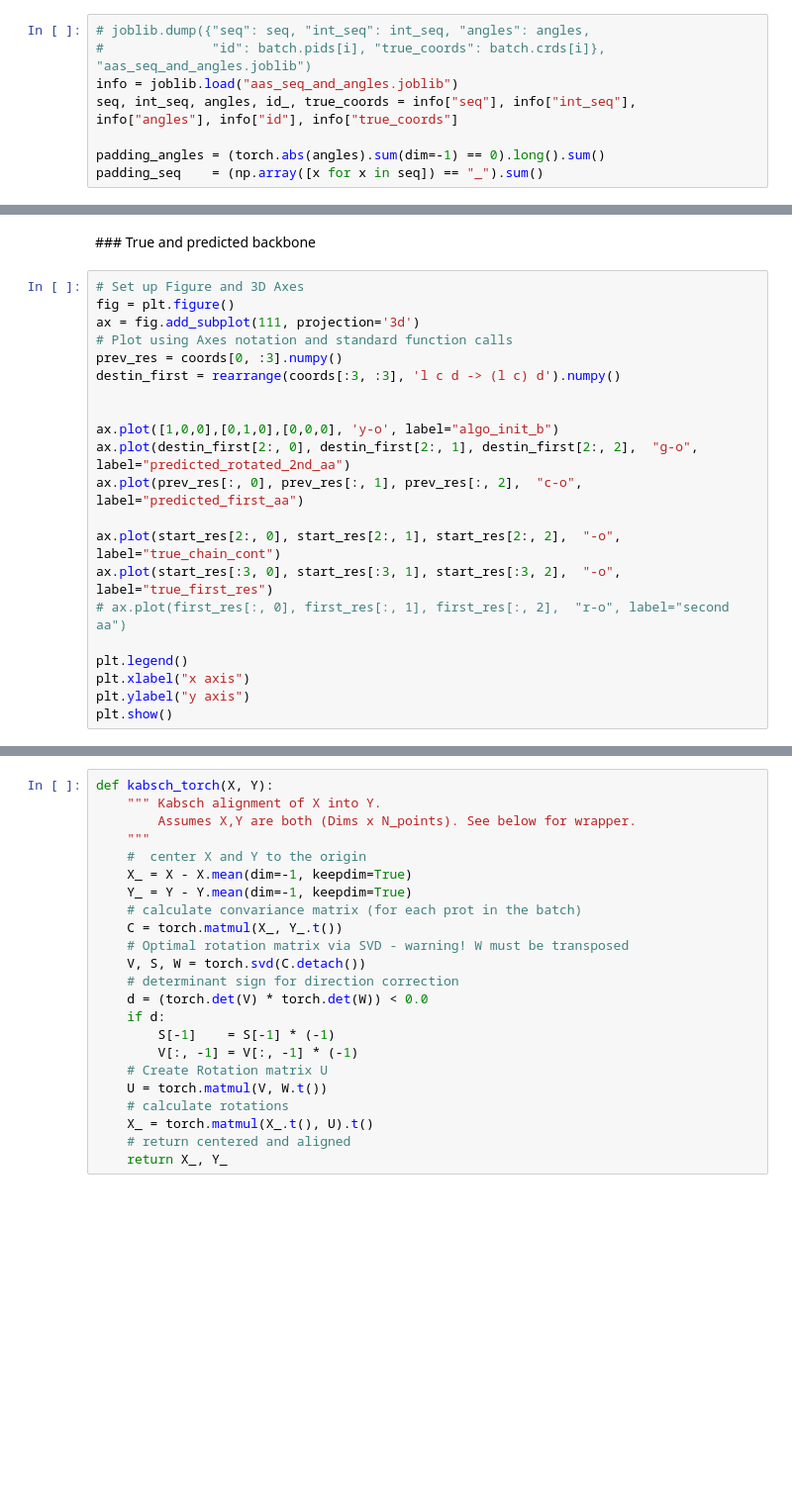
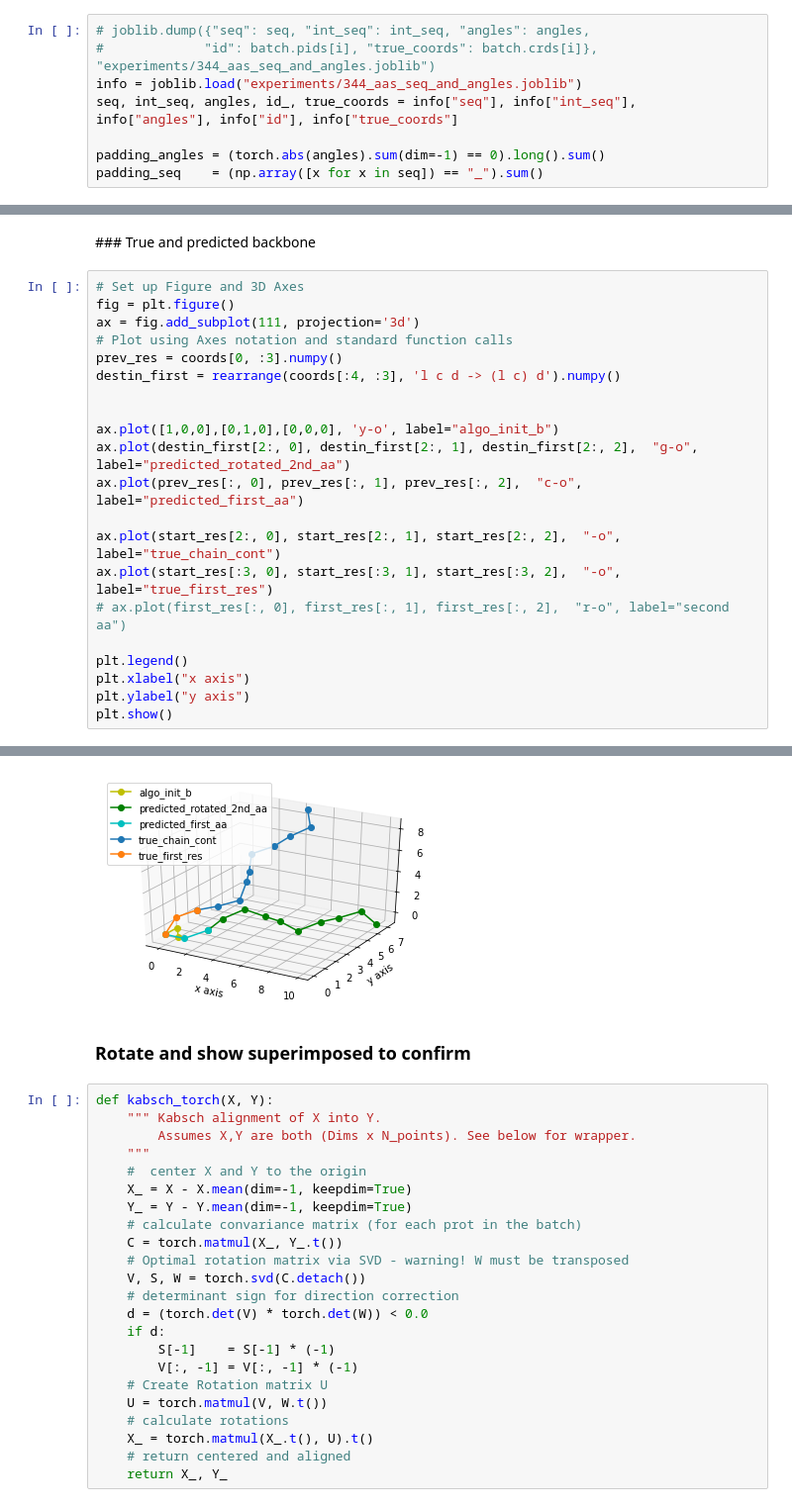
Before and after one commit to EleutherAI/mp_nerf, a Jupyter notebook: test_implementation.ipynb, the cells around one changed output, grey strips where cells are left out. Shown at 99% size. Drawn from its saved outputs; the diff is of its cells as text; blank space fills up the shorter version.

```diff
--- a/test_implementation.ipynb
+++ b/test_implementation.ipynb
@@ -49,8 +70,8 @@ for batch in dataloaders['train']:
 ### Load joblib file
 # %%
 # joblib.dump({"seq": seq, "int_seq": int_seq, "angles": angles,
-#              "id": batch.pids[i], "true_coords": batch.crds[i]}, "aas_seq_and_angles.joblib")
-info = joblib.load("aas_seq_and_angles.joblib")
+#             "id": batch.pids[i], "true_coords": batch.crds[i]}, "experiments/344_aas_seq_and_angles.joblib")
+info = joblib.load("experiments/344_aas_seq_and_angles.joblib")
 seq, int_seq, angles, id_, true_coords = info["seq"], info["int_seq"], info["angles"], info["id"], info["true_coords"]
 
 padding_angles = (torch.abs(angles).sum(dim=-1) == 0).long().sum()
@@ -140,7 +170,7 @@ fig = plt.figure()
 ax = fig.add_subplot(111, projection='3d')
 # Plot using Axes notation and standard function calls
 prev_res = coords[0, :3].numpy()
-destin_first = rearrange(coords[:3, :3], 'l c d -> (l c) d').numpy()
+destin_first = rearrange(coords[:4, :3], 'l c d -> (l c) d').numpy()
 
 
 ax.plot([1,0,0],[0,1,0],[0,0,0], 'y-o', label="algo_init_b")
@@ -161,3 +189,6 @@ plt.show()
+[figure, added]
+# %% [markdown]
+### Rotate and show superimposed to confirm
 # %%
 def kabsch_torch(X, Y):
     """ Kabsch alignment of X into Y.
```
Also changed, not shown: parts of 19 cells of this notebook, 9 other files.
